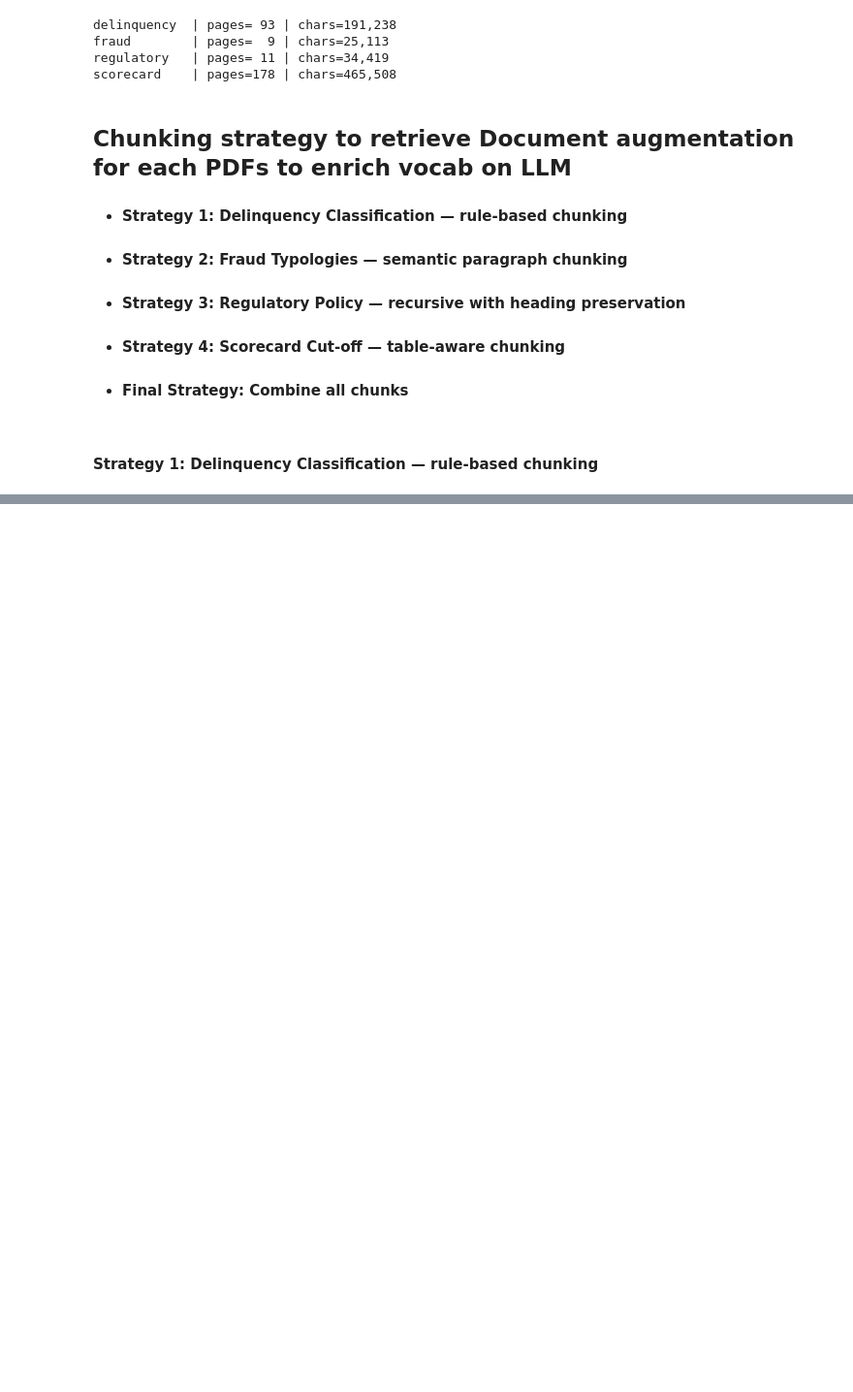
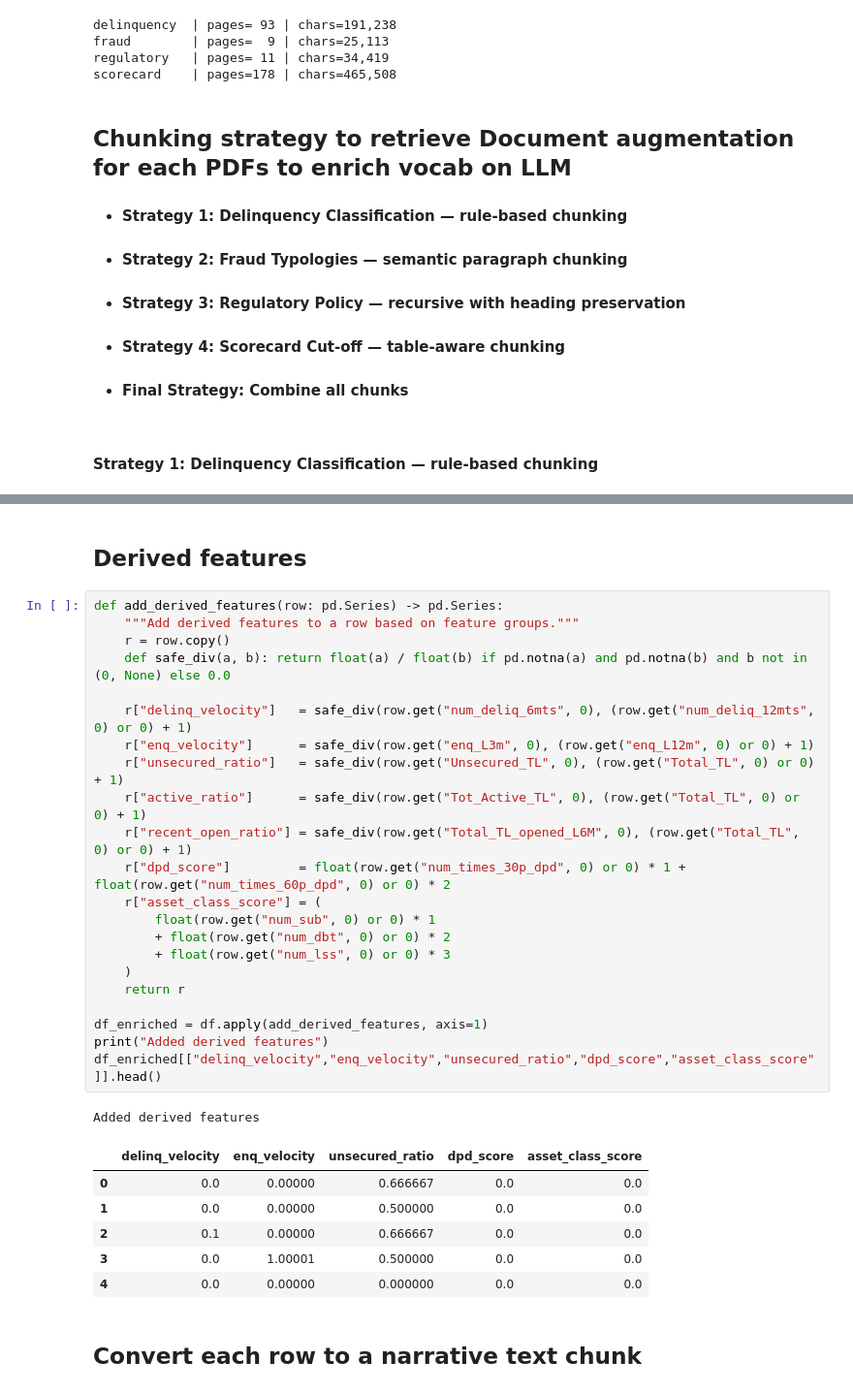
Before and after one commit to Mipjeiger/Credit-Risk-Analyst, a Jupyter notebook: notebooks/02_Agentic_AI.ipynb, the cells around one changed output, grey strips where cells are left out. Shown at 97% size. Cells and saved outputs as stored; diff of their text form; blank space fills up the shorter version.

```diff
--- a/notebooks/02_Agentic_AI.ipynb
+++ b/notebooks/02_Agentic_AI.ipynb
@@ -242,0 +438,34 @@ def chunk_delinquency(text: str) -> List[Document]:
+# %% [markdown]
+## Derived features
+# %%
+def add_derived_features(row: pd.Series) -> pd.Series:
+    """Add derived features to a row based on feature groups."""
+    r = row.copy()
+    def safe_div(a, b): return float(a) / float(b) if pd.notna(a) and pd.notna(b) and b not in (0, None) else 0.0
+
+    r["delinq_velocity"]   = safe_div(row.get("num_deliq_6mts", 0), (row.get("num_deliq_12mts", 0) or 0) + 1)
+    r["enq_velocity"]      = safe_div(row.get("enq_L3m", 0), (row.get("enq_L12m", 0) or 0) + 1)
+    r["unsecured_ratio"]   = safe_div(row.get("Unsecured_TL", 0), (row.get("Total_TL", 0) or 0) + 1)
+    r["active_ratio"]      = safe_div(row.get("Tot_Active_TL", 0), (row.get("Total_TL", 0) or 0) + 1)
+    r["recent_open_ratio"] = safe_div(row.get("Total_TL_opened_L6M", 0), (row.get("Total_TL", 0) or 0) + 1)
+    r["dpd_score"]         = float(row.get("num_times_30p_dpd", 0) or 0) * 1 + float(row.get("num_times_60p_dpd", 0) or 0) * 2
+    r["asset_class_score"] = (
+        float(row.get("num_sub", 0) or 0) * 1
+        + float(row.get("num_dbt", 0) or 0) * 2
+        + float(row.get("num_lss", 0) or 0) * 3
+    )
+    return r
+
+df_enriched = df.apply(add_derived_features, axis=1)
+print("Added derived features")
+df_enriched[["delinq_velocity","enq_velocity","unsecured_ratio","dpd_score","asset_class_score"]].head()
+# %% [output]
+Added derived features
+|  | delinq_velocity | enq_velocity | unsecured_ratio | dpd_score | asset_class_score |
+| 0 | 0.0 | 0.00000 | 0.666667 | 0.0 | 0.0 |
+| 1 | 0.0 | 0.00000 | 0.500000 | 0.0 | 0.0 |
+| 2 | 0.1 | 0.00000 | 0.666667 | 0.0 | 0.0 |
+| 3 | 0.0 | 1.00001 | 0.500000 | 0.0 | 0.0 |
+| 4 | 0.0 | 0.00000 | 0.000000 | 0.0 | 0.0 |
+# %% [markdown]
+## Convert each row to a narrative text chunk
```
Also changed, not shown: parts of 14 cells of this notebook.
